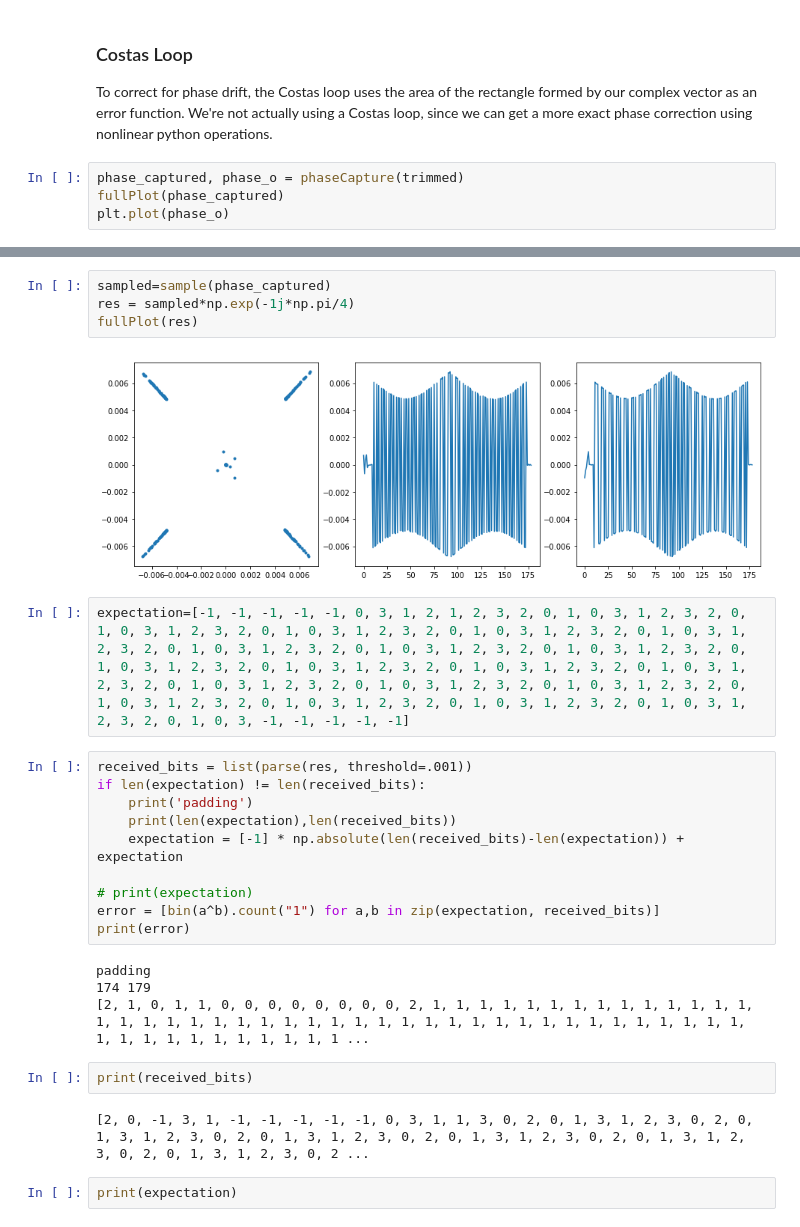
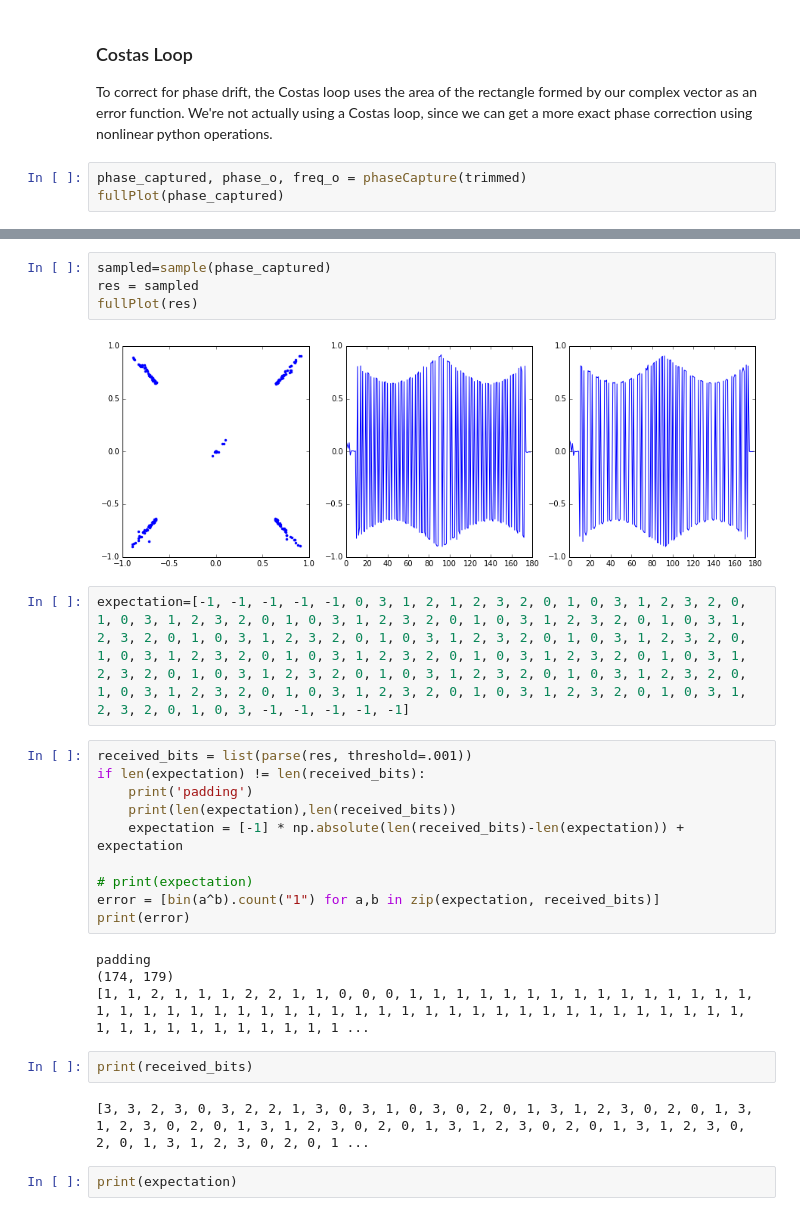
Before and after one commit to kailevy/usrp_2.5, a Jupyter notebook: Vis.ipynb, the cells around one changed output, grey strips where cells are left out. Saved outputs shown, nothing was run; the diff lists cells and outputs as text.

```diff
--- a/Vis.ipynb
+++ b/Vis.ipynb
@@ -59,7 +57,6 @@ fullPlot(trimmed)
 ### Costas Loop
 To correct for phase drift, the Costas loop uses the area of the rectangle formed by our complex vector as an error function. We're not actually using a Costas loop, since we can get a more exact phase correction using nonlinear python operations.
 # %%
-phase_captured, phase_o = phaseCapture(trimmed)
+phase_captured, phase_o, freq_o = phaseCapture(trimmed)
 fullPlot(phase_captured)
-plt.plot(phase_o)
 # %% [output]
@@ -69,9 +74,9 @@ plt.plot(phase_o)
 # %%
 sampled=sample(phase_captured)
-res = sampled*np.exp(-1j*np.pi/4)
+res = sampled
 fullPlot(res)
 # %% [output]
-[figure, old version]
+[figure, new version]
 # %%
 expectation=[-1, -1, -1, -1, -1, 0, 3, 1, 2, 1, 2, 3, 2, 0, 1, 0, 3, 1, 2, 3, 2, 0, 1, 0, 3, 1, 2, 3, 2, 0, 1, 0, 3, 1, 2, 3, 2, 0, 1, 0, 3, 1, 2, 3, 2, 0, 1, 0, 3, 1, 2, 3, 2, 0, 1, 0, 3, 1, 2, 3, 2, 0, 1, 0, 3, 1, 2, 3, 2, 0, 1, 0, 3, 1, 2, 3, 2, 0, 1, 0, 3, 1, 2, 3, 2, 0, 1, 0, 3, 1, 2, 3, 2, 0, 1, 0, 3, 1, 2, 3, 2, 0, 1, 0, 3, 1, 2, 3, 2, 0, 1, 0, 3, 1, 2, 3, 2, 0, 1, 0, 3, 1, 2, 3, 2, 0, 1, 0, 3, 1, 2, 3, 2, 0, 1, 0, 3, 1, 2, 3, 2, 0, 1, 0, 3, 1, 2, 3, 2, 0, 1, 0, 3, 1, 2, 3, 2, 0, 1, 0, 3, 1, 2, 3, 2, 0, 1, 0, 3, -1, -1, -1, -1, -1]
 # %%
@@ -86,12 +91,12 @@ error = [bin(a^b).count("1") for a,b in zip(expectation, received_bits)]
 print(error)
 # %% [output]
 padding
-174 179
-[2, 1, 0, 1, 1, 0, 0, 0, 0, 0, 0, 0, 0, 2, 1, 1, 1, 1, 1, 1, 1, 1, 1, 1, 1, 1, 1, 1, 1, 1, 1, 1, 1, 1, 1, 1, 1, 1, 1, 1, 1, 1, 1, 1, 1, 1, 1, 1, 1, 1, 1, 1, 1, 1, 1, 1, 1, 1, 1, 1, 1, 1, 1, 1, 1, 1, 1 ...
+(174, 179)
+[1, 1, 2, 1, 1, 1, 2, 2, 1, 1, 0, 0, 0, 1, 1, 1, 1, 1, 1, 1, 1, 1, 1, 1, 1, 1, 1, 1, 1, 1, 1, 1, 1, 1, 1, 1, 1, 1, 1, 1, 1, 1, 1, 1, 1, 1, 1, 1, 1, 1, 1, 1, 1, 1, 1, 1, 1, 1, 1, 1, 1, 1, 1, 1, 1, 1, 1 ...
 # %%
 print(received_bits)
 # %% [output]
-[2, 0, -1, 3, 1, -1, -1, -1, -1, -1, 0, 3, 1, 1, 3, 0, 2, 0, 1, 3, 1, 2, 3, 0, 2, 0, 1, 3, 1, 2, 3, 0, 2, 0, 1, 3, 1, 2, 3, 0, 2, 0, 1, 3, 1, 2, 3, 0, 2, 0, 1, 3, 1, 2, 3, 0, 2, 0, 1, 3, 1, 2, 3, 0, 2 ...
+[3, 3, 2, 3, 0, 3, 2, 2, 1, 3, 0, 3, 1, 0, 3, 0, 2, 0, 1, 3, 1, 2, 3, 0, 2, 0, 1, 3, 1, 2, 3, 0, 2, 0, 1, 3, 1, 2, 3, 0, 2, 0, 1, 3, 1, 2, 3, 0, 2, 0, 1, 3, 1, 2, 3, 0, 2, 0, 1, 3, 1, 2, 3, 0, 2, 0, 1 ...
 # %%
 print(expectation)
 # %% [output]
```
Also changed, not shown: parts of 10 cells of this notebook.
